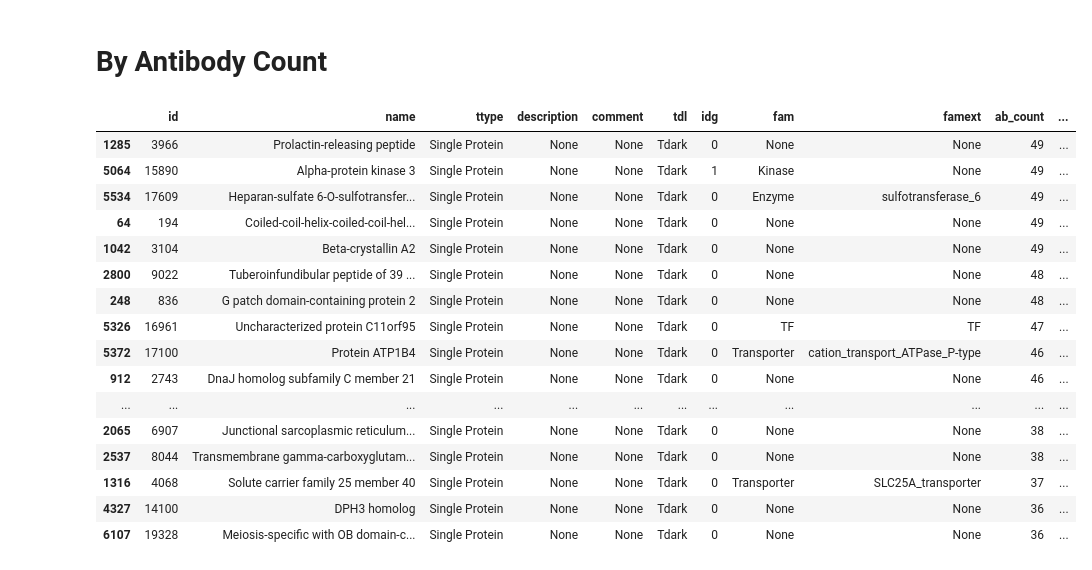
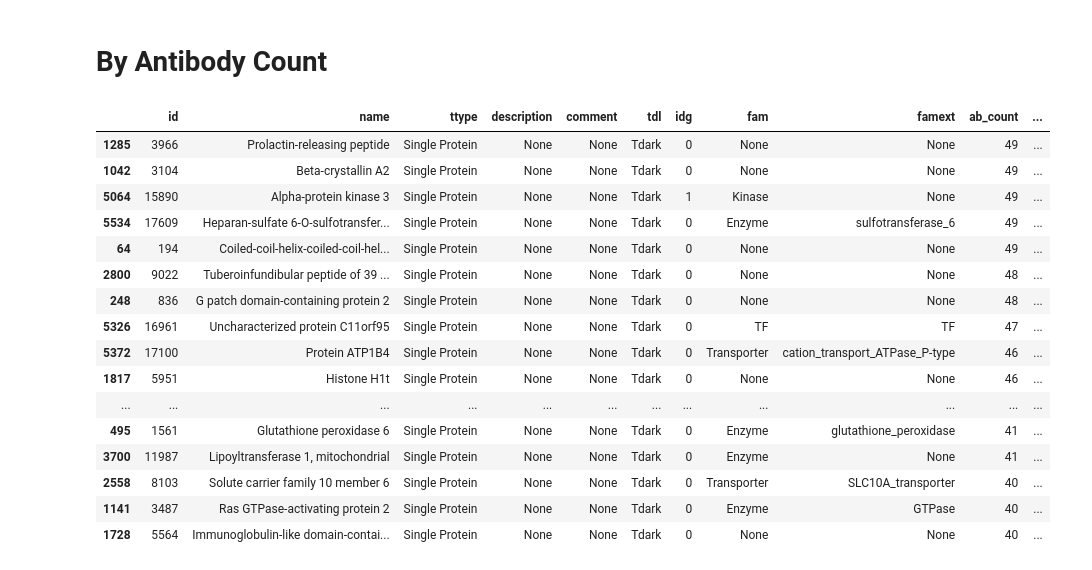
Before and after one commit to jbofill10/Pharos-Target-Examination, a Jupyter notebook: Visualizations.ipynb, the cells around one changed output. Drawn from its saved outputs; the diff is of its cells as text; code cells hidden in the pictures.

```diff
--- a/Visualizations.ipynb
+++ b/Visualizations.ipynb
@@ -202,7 +202,7 @@ proteins_with_data
 | 6363 | 20379 | Matrix remodeling-associated prot... | Single Protein | None | None | Tdark | 0 | None | None | 14 | ... |
 2394 rows × 12 columns
 # %%
-ripe_proteins = proteins_with_data[(proteins_with_data.ab_count >= 35) & (proteins_with_data.generif >= 2) & (proteins_with_data.pm_score >= 4)]
+ripe_proteins = proteins_with_data[(proteins_with_data.ab_count >= 40) & (proteins_with_data.generif >= 2) & (proteins_with_data.pm_score >= 4)]
 
 ripe_proteins.sort_values(['ab_count', 'generif', 'pm_score'], ascending=False, inplace=True)
 
@@ -261,24 +261,24 @@ by_rif
 # %% [markdown]
 # By Antibody Count
 # %%
-by_ab = ripe_proteins[((ripe_proteins['ab_count'] >= 30) & (ripe_proteins['ab_count'] < 50)) & (ripe_proteins['generif'] >= 3) & (ripe_proteins['pm_score'] >= 5)].sort_values('ab_count', ascending=False)
+by_ab = ripe_proteins[((ripe_proteins['ab_count'] >= 40) & (ripe_proteins['ab_count'] < 50)) & (ripe_proteins['generif'] >= 3) & (ripe_proteins['pm_score'] >= 5)].sort_values('ab_count', ascending=False)
 
 by_ab
 # %% [output]
 |  | id | name | ttype | description | comment | tdl | idg | fam | famext | ab_count | ... |
 | 1285 | 3966 | Prolactin-releasing peptide | Single Protein | None | None | Tdark | 0 | None | None | 49 | ... |
+| 1042 | 3104 | Beta-crystallin A2 | Single Protein | None | None | Tdark | 0 | None | None | 49 | ... |
 | 5064 | 15890 | Alpha-protein kinase 3 | Single Protein | None | None | Tdark | 1 | Kinase | None | 49 | ... |
 | 5534 | 17609 | Heparan-sulfate 6-O-sulfotransfer... | Single Protein | None | None | Tdark | 0 | Enzyme | sulfotransferase_6 | 49 | ... |
 | 64 | 194 | Coiled-coil-helix-coiled-coil-hel... | Single Protein | None | None | Tdark | 0 | None | None | 49 | ... |
-| 1042 | 3104 | Beta-crystallin A2 | Single Protein | None | None | Tdark | 0 | None | None | 49 | ... |
 | 2800 | 9022 | Tuberoinfundibular peptide of 39 ... | Single Protein | None | None | Tdark | 0 | None | None | 48 | ... |
 | 248 | 836 | G patch domain-containing protein 2 | Single Protein | None | None | Tdark | 0 | None | None | 48 | ... |
 | 5326 | 16961 | Uncharacterized protein C11orf95 | Single Protein | None | None | Tdark | 0 | TF | TF | 47 | ... |
 | 5372 | 17100 | Protein ATP1B4 | Single Protein | None | None | Tdark | 0 | Transporter | cation_transport_ATPase_P-type | 46 | ... |
-| 912 | 2743 | DnaJ homolog subfamily C member 21 | Single Protein | None | None | Tdark | 0 | None | None | 46 | ... |
+| 1817 | 5951 | Histone H1t | Single Protein | None | None | Tdark | 0 | None | None | 46 | ... |
 | ... | ... | ... | ... | ... | ... | ... | ... | ... | ... | ... | ... |
-| 2065 | 6907 | Junctional sarcoplasmic reticulum... | Single Protein | None | None | Tdark | 0 | None | None | 38 | ... |
-| 2537 | 8044 | Transmembrane gamma-carboxyglutam... | Single Protein | None | None | Tdark | 0 | None | None | 38 | ... |
-| 1316 | 4068 | Solute carrier family 25 member 40 | Single Protein | None | None | Tdark | 0 | Transporter | SLC25A_transporter | 37 | ... |
-| 4327 | 14100 | DPH3 homolog | Single Protein | None | None | Tdark | 0 | None | None | 36 | ... |
-| 6107 | 19328 | Meiosis-specific with OB domain-c... | Single Protein | None | None | Tdark | 0 | None | None | 36 | ... |
+| 495 | 1561 | Glutathione peroxidase 6 | Single Protein | None | None | Tdark | 0 | Enzyme | glutathione_peroxidase | 41 | ... |
+| 3700 | 11987 | Lipoyltransferase 1, mitochondrial | Single Protein | None | None | Tdark | 0 | Enzyme | None | 41 | ... |
+| 2558 | 8103 | Solute carrier family 10 member 6 | Single Protein | None | None | Tdark | 0 | Transporter | SLC10A_transporter | 40 | ... |
+| 1141 | 3487 | Ras GTPase-activating protein 2 | Single Protein | None | None | Tdark | 0 | Enzyme | GTPase | 40 | ... |
+| 1728 | 5564 | Immunoglobulin-like domain-contai... | Single Protein | None | None | Tdark | 0 | None | None | 40 | ... |
```
Also changed, not shown: parts of 1 cell of this notebook.
